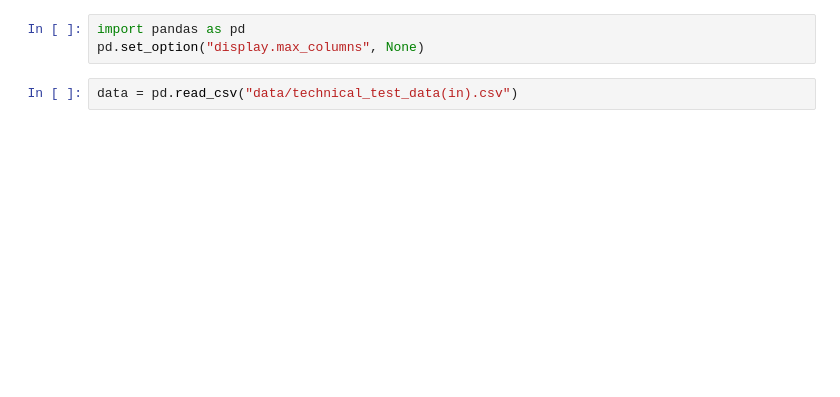
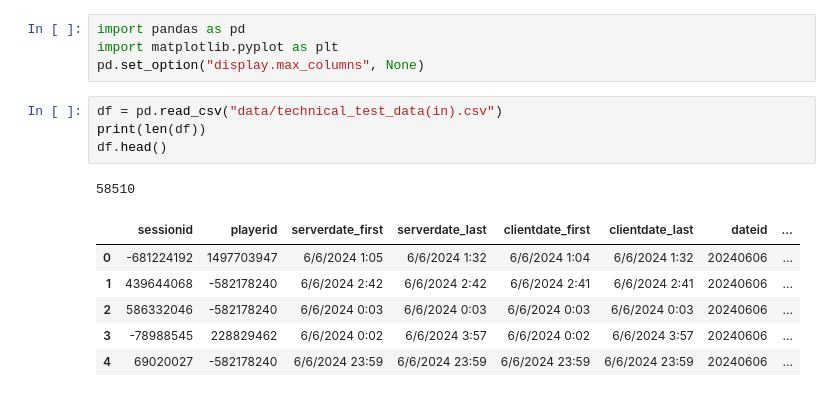
Before and after one commit to HaDock404/ubisoft-technical-test, a Jupyter notebook: technical_test_data.ipynb, the cells around one changed output. Cells and saved outputs as stored; diff of their text form; blank space fills up the shorter version.

```diff
--- a/technical_test_data.ipynb
+++ b/technical_test_data.ipynb
@@ -1,5 +19,16 @@
 # %%
 import pandas as pd
+import matplotlib.pyplot as plt
 pd.set_option("display.max_columns", None)
 # %%
-data = pd.read_csv("data/technical_test_data(in).csv")
+df = pd.read_csv("data/technical_test_data(in).csv")
+print(len(df))
+df.head()
+# %% [output]
+58510
+|  | sessionid | playerid | serverdate_first | serverdate_last | clientdate_first | clientdate_last | dateid | ... |
+| 0 | -681224192 | 1497703947 | 6/6/2024 1:05 | 6/6/2024 1:32 | 6/6/2024 1:04 | 6/6/2024 1:32 | 20240606 | ... |
+| 1 | 439644068 | -582178240 | 6/6/2024 2:42 | 6/6/2024 2:42 | 6/6/2024 2:41 | 6/6/2024 2:41 | 20240606 | ... |
+| 2 | 586332046 | -582178240 | 6/6/2024 0:03 | 6/6/2024 0:03 | 6/6/2024 0:03 | 6/6/2024 0:03 | 20240606 | ... |
+| 3 | -78988545 | 228829462 | 6/6/2024 0:02 | 6/6/2024 3:57 | 6/6/2024 0:02 | 6/6/2024 3:57 | 20240606 | ... |
+| 4 | 69020027 | -582178240 | 6/6/2024 23:59 | 6/6/2024 23:59 | 6/6/2024 23:59 | 6/6/2024 23:59 | 20240606 | ... |
```
Also changed, not shown: parts of 16 cells of this notebook, 1 other file.
